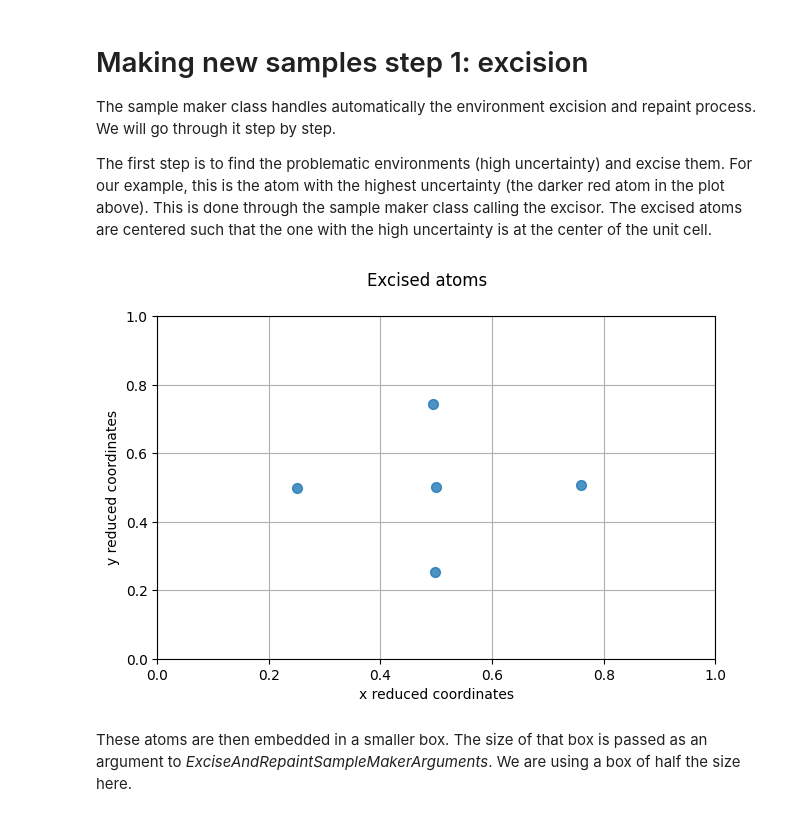
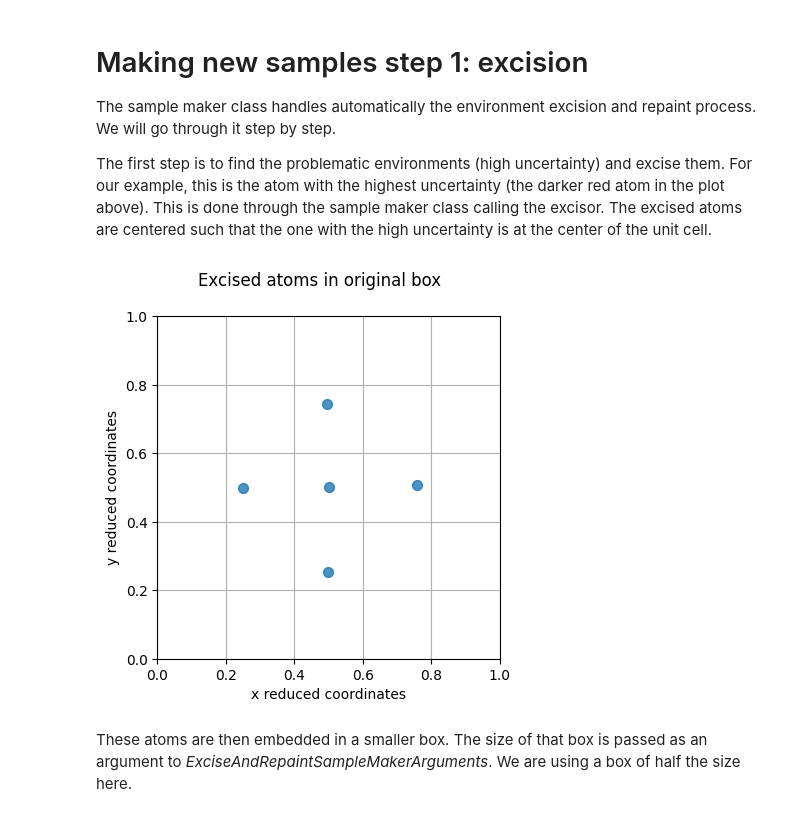
Before and after one commit to mila-iqia/diffusion_for_multi_scale_molecular_dynamics, a Jupyter notebook: tutorials/excise_and_repaint_03.ipynb, the cells around one changed output. Saved outputs shown, nothing was run; the diff lists cells and outputs as text; code cells hidden in the pictures.

```diff
--- a/tutorials/excise_and_repaint_03.ipynb
+++ b/tutorials/excise_and_repaint_03.ipynb
@@ -173,18 +174,20 @@ constrained_environments_after_excision = sample_maker.environment_excisor.excis
 # %%
 fig = plt.figure(figsize=PLEASANT_FIG_SIZE)
 fig.suptitle(f"Excised atoms in original box")
 
 excised_coordinates = constrained_environments_after_excision[0].X
 scatter = plt.scatter(excised_coordinates[:, 0], excised_coordinates[:, 1], s=50, alpha=0.8)
 plt.xlim(0, 1)
 plt.ylim(0, 1)
 plt.xlabel("x reduced coordinates")
 plt.ylabel("y reduced coordinates")
 # we show the grid to see the "noise" on the atoms coordinates
 plt.grid(True)
+fig.gca().set_aspect('equal')
+
 plt.show()
 # %% [output]
-[figure, old version]
+[figure, new version]
 # %% [markdown]
 These atoms are then embedded in a smaller box. The size of that box is passed as an argument to *ExciseAndRepaintSampleMakerArguments*. We are using a box of half the size here.
 # %%
```
Also changed, not shown: parts of 7 cells of this notebook, 3 other files.
